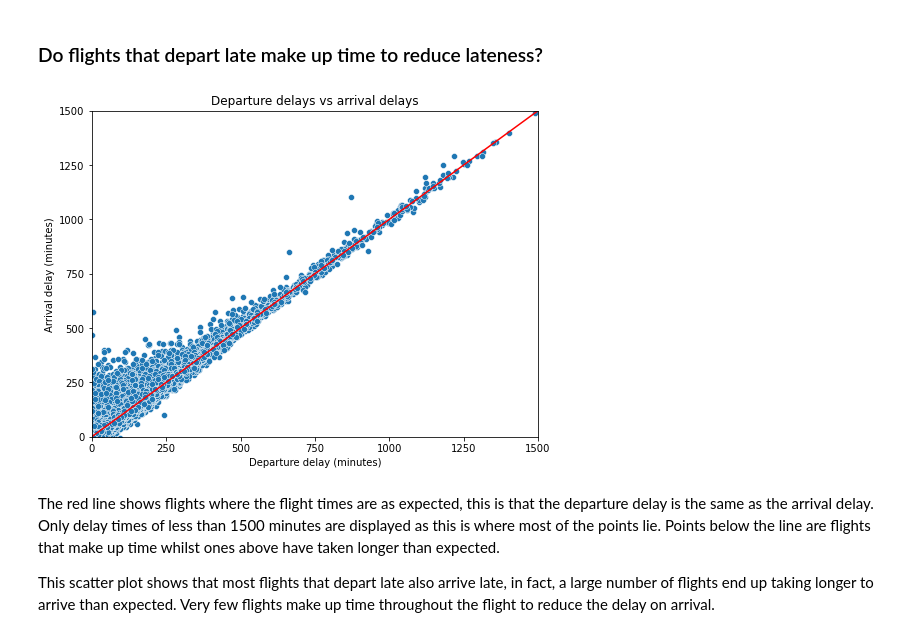
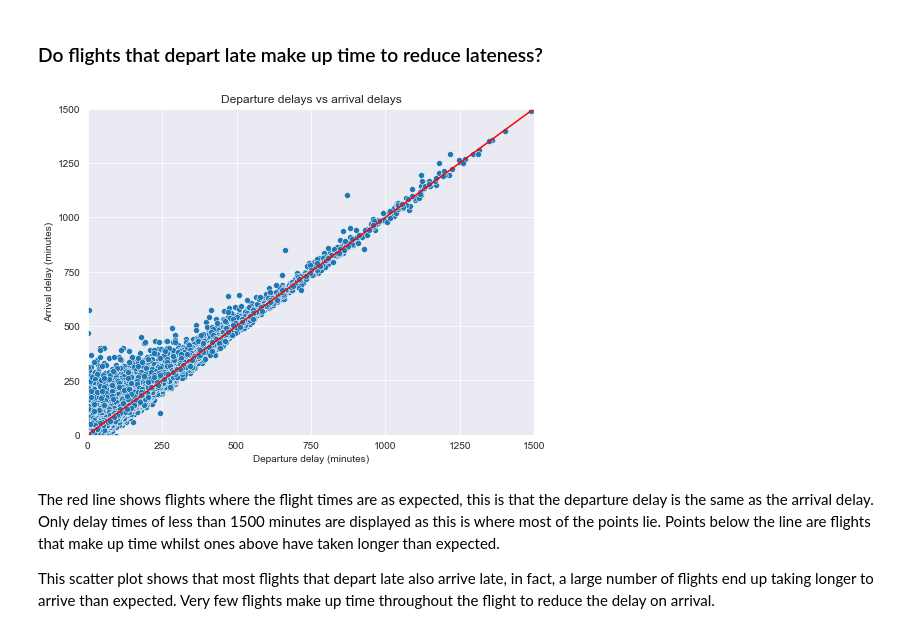
Before and after one commit to Vincentk-94/Communicate_data_findings, a Jupyter notebook: 2008 Flight Delays - Project.ipynb, the cells around one changed output. Drawn from its saved outputs; the diff is of its cells as text; code cells hidden in the pictures.

```diff
--- a/2008 Flight Delays - Project.ipynb
+++ b/2008 Flight Delays - Project.ipynb
@@ -13,7 +13,13 @@ import matplotlib.pyplot as plt
 import seaborn as sns
 import datetime
 import time
+import math
 
+def darkgrid():
+    sns.set_style('darkgrid')
+
+def dark():
+    sns.set_style('dark')
 %matplotlib inline
 # %% [markdown]
 > Load in your dataset and describe its properties through the questions below.
@@ -1087,25 +1084,25 @@ flights.groupby('carrier_code',as_index=False).count()
 ### Do flights that depart late make up time to reduce lateness?
 # %%
 plt.figure(figsize=(8,6))
-
+darkgrid()
 # plot scatterplot
 sns.scatterplot(data=flights,x='dep_delay',y='arr_delay')
 plt.plot([0, 2500], [0, 2500],color='red')
 
 #set tick locations
 limit = (0,1500)
 scale = np.arange(0,1500+1,250)
 plt.xlim(limit)
 plt.ylim(limit)
 plt.yticks(scale)
 plt.xticks(scale)
 
 # labels
 plt.ylabel('Arrival delay (minutes)')
 plt.xlabel('Departure delay (minutes)')
 plt.title('Departure delays vs arrival delays');
 # %% [output]
-[figure, old version]
+[figure, new version]
 # %% [markdown]
 The red line shows flights where the flight times are as expected, this is that the departure delay is the same as the arrival delay. Only delay times of less than 1500 minutes are displayed as this is where most of the points lie. Points below the line are flights that make up time whilst ones above have taken longer than expected.
 
```
Also changed, not shown: parts of 18 cells of this notebook.
